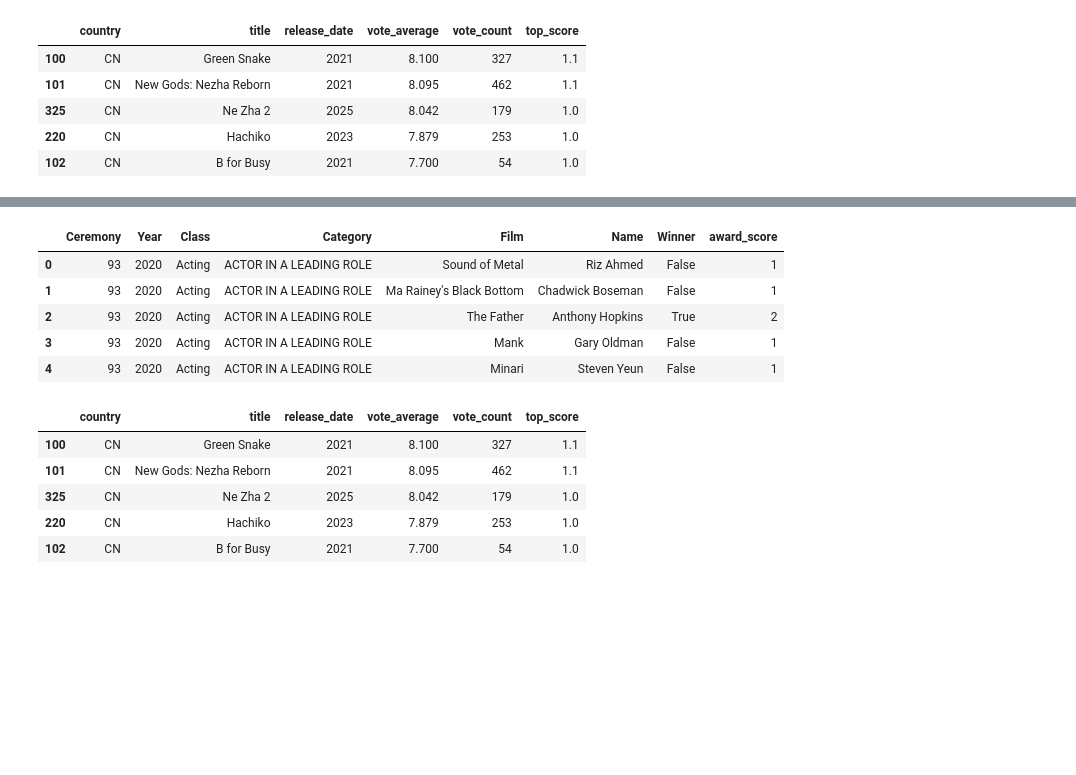
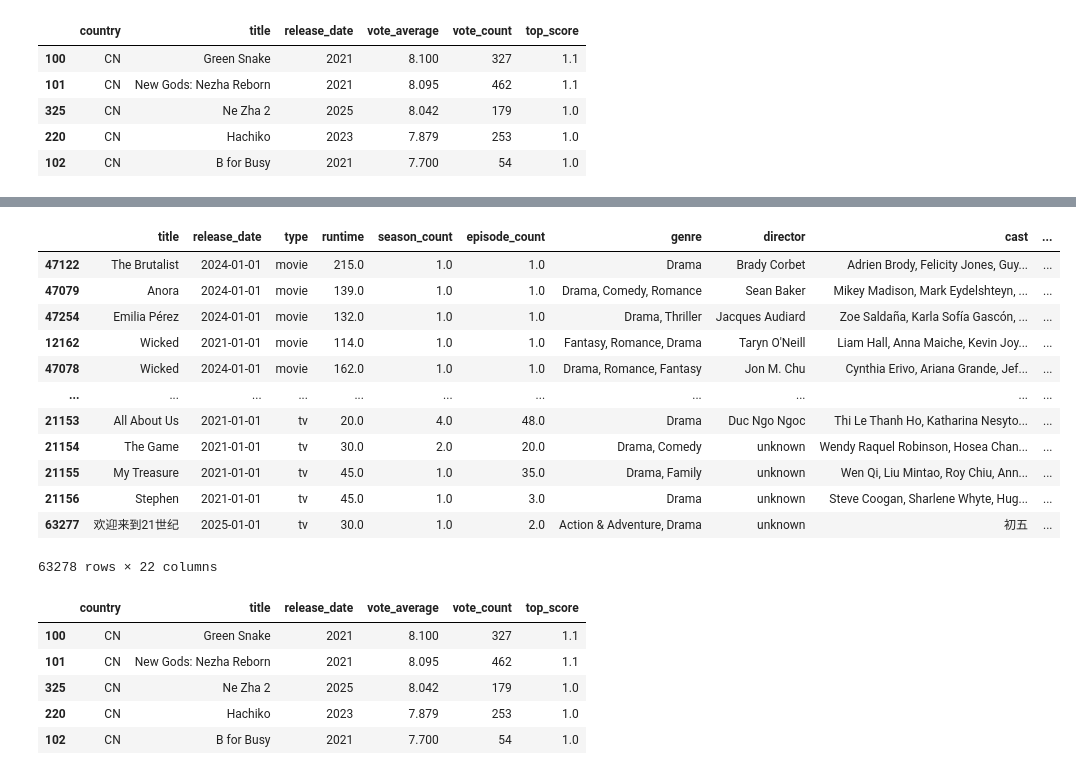
Before and after one commit to bini0126/weekend_ai, a Jupyter notebook: project_1/5_1. 점수메기기.ipynb, the cells around one changed output, grey strips where cells are left out. Cells and saved outputs as stored; diff of their text form; code cells hidden in the pictures; blank space fills up the shorter version.

```diff
--- a/project_1/5_1. 점수메기기.ipynb
+++ b/project_1/5_1. 점수메기기.ipynb
@@ -384,13 +465,20 @@ df_movie.head()
 5 rows × 22 columns
-# %%
-df_oscars.head()
-# %% [output]
-|  | Ceremony | Year | Class | Category | Film | Name | Winner | award_score |
-| 0 | 93 | 2020 | Acting | ACTOR IN A LEADING ROLE | Sound of Metal | Riz Ahmed | False | 1 |
-| 1 | 93 | 2020 | Acting | ACTOR IN A LEADING ROLE | Ma Rainey's Black Bottom | Chadwick Boseman | False | 1 |
-| 2 | 93 | 2020 | Acting | ACTOR IN A LEADING ROLE | The Father | Anthony Hopkins | True | 2 |
-| 3 | 93 | 2020 | Acting | ACTOR IN A LEADING ROLE | Mank | Gary Oldman | False | 1 |
-| 4 | 93 | 2020 | Acting | ACTOR IN A LEADING ROLE | Minari | Steven Yeun | False | 1 |
+# %%
+df_movie.sort_values(by='award_score', ascending=False)
+# %% [output]
+|  | title | release_date | type | runtime | season_count | episode_count | genre | director | cast | ... |
+| 47122 | The Brutalist | 2024-01-01 | movie | 215.0 | 1.0 | 1.0 | Drama | Brady Corbet | Adrien Brody, Felicity Jones, Guy... | ... |
+| 47079 | Anora | 2024-01-01 | movie | 139.0 | 1.0 | 1.0 | Drama, Comedy, Romance | Sean Baker | Mikey Madison, Mark Eydelshteyn, ... | ... |
+| 47254 | Emilia Pérez | 2024-01-01 | movie | 132.0 | 1.0 | 1.0 | Drama, Thriller | Jacques Audiard | Zoe Saldaña, Karla Sofía Gascón, ... | ... |
+| 12162 | Wicked | 2021-01-01 | movie | 114.0 | 1.0 | 1.0 | Fantasy, Romance, Drama | Taryn O'Neill | Liam Hall, Anna Maiche, Kevin Joy... | ... |
+| 47078 | Wicked | 2024-01-01 | movie | 162.0 | 1.0 | 1.0 | Drama, Romance, Fantasy | Jon M. Chu | Cynthia Erivo, Ariana Grande, Jef... | ... |
+| ... | ... | ... | ... | ... | ... | ... | ... | ... | ... | ... |
+| 21153 | All About Us | 2021-01-01 | tv | 20.0 | 4.0 | 48.0 | Drama | Duc Ngo Ngoc | Thi Le Thanh Ho, Katharina Nesyto... | ... |
+| 21154 | The Game | 2021-01-01 | tv | 30.0 | 2.0 | 20.0 | Drama, Comedy | unknown | Wendy Raquel Robinson, Hosea Chan... | ... |
+| 21155 | My Treasure | 2021-01-01 | tv | 45.0 | 1.0 | 35.0 | Drama, Family | unknown | Wen Qi, Liu Mintao, Roy Chiu, Ann... | ... |
+| 21156 | Stephen | 2021-01-01 | tv | 45.0 | 1.0 | 3.0 | Drama | unknown | Steve Coogan, Sharlene Whyte, Hug... | ... |
+| 63277 | 欢迎来到21世纪 | 2025-01-01 | tv | 30.0 | 1.0 | 2.0 | Action & Adventure, Drama | unknown | 初五 | ... |
+63278 rows × 22 columns
 # %%
 df_tmbd_top.head()
 # %% [output]
```
Also changed, not shown: parts of 39 cells of this notebook, 3 other files.
